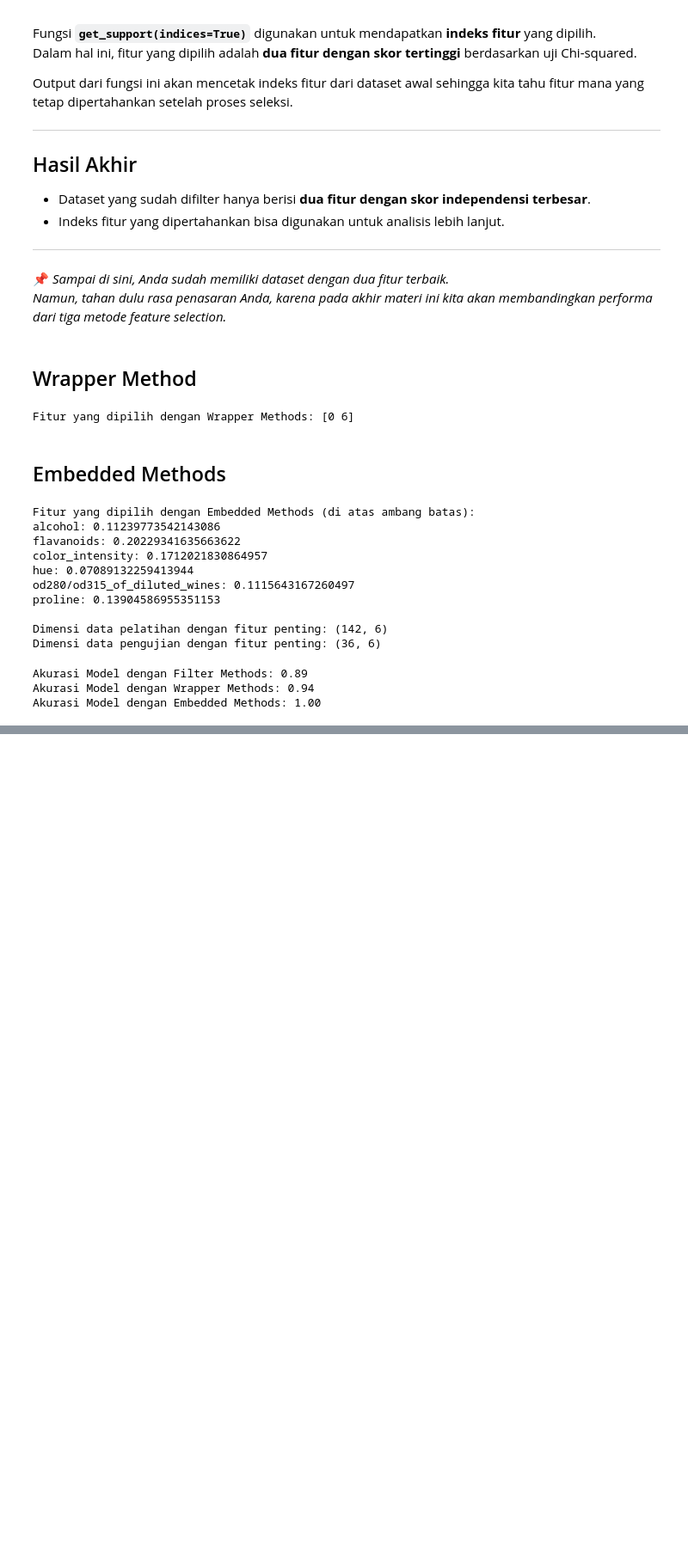
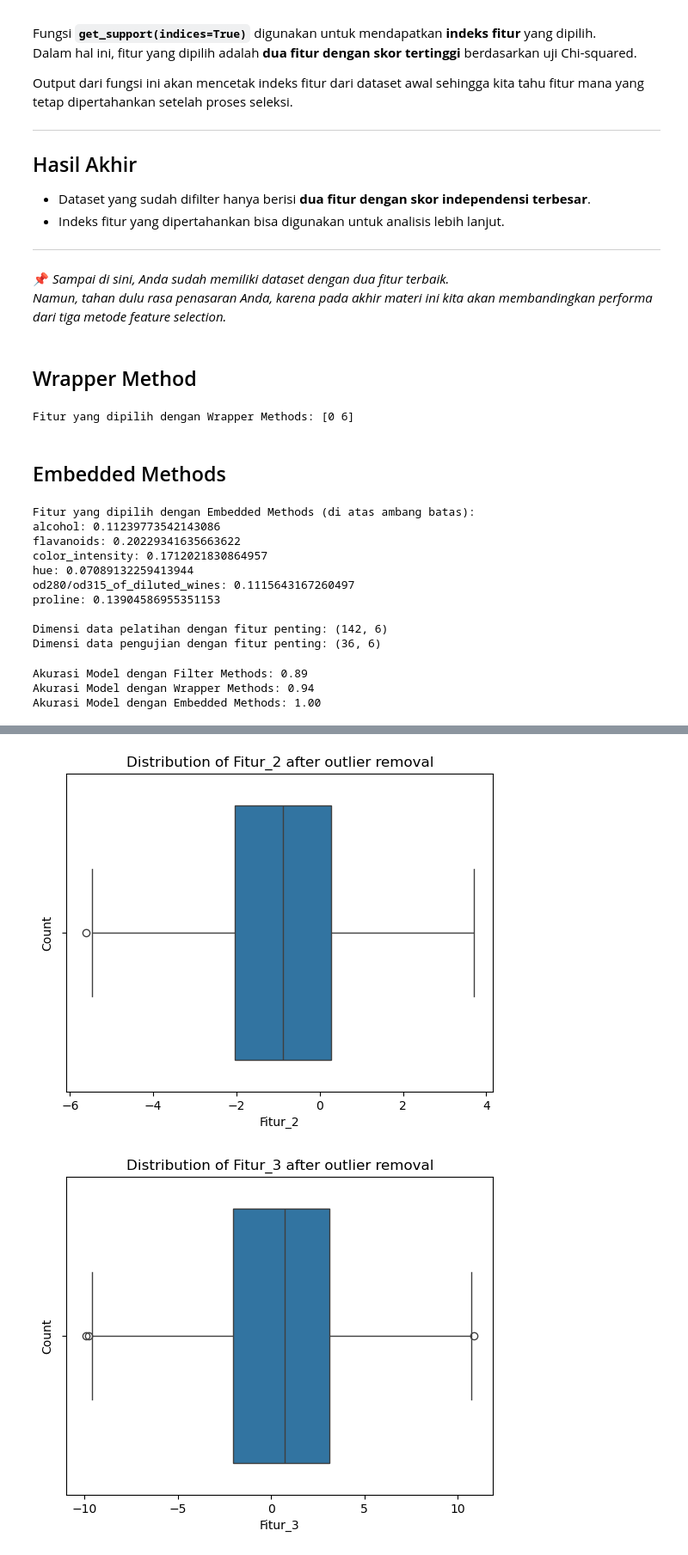
Before and after one commit to TurmaeUrsorum/repo_dicoding, a Jupyter notebook: 3. Belajar Machine Learning untuk Pemula/7. Teknik Feature Engineering/feature_engineer.ipynb, the cells around one changed output, grey strips where cells are left out. Shown at 86% size. Saved outputs shown, nothing was run; the diff lists cells and outputs as text; code cells hidden in the pictures; blank space fills up the shorter version.

```diff
--- a/3. Belajar Machine Learning untuk Pemula/7. Teknik Feature Engineering/feature_engineer.ipynb
+++ b/3. Belajar Machine Learning untuk Pemula/7. Teknik Feature Engineering/feature_engineer.ipynb
@@ -170,0 +417,11 @@ Akurasi Model dengan Embedded Methods: 1.00
+# %%
+for col in numeric_columns:
+    # membuat box plot
+    sns.boxplot(x=X_cleaned[col])
+    plt.title(f'Distribution of {col} after outlier removal')
+    plt.xlabel(col)
+    plt.ylabel('Count')
+    plt.show()
+# %% [output]
+[figure, added]
+[figure, added]
```
Also changed, not shown: parts of 24 cells of this notebook.
